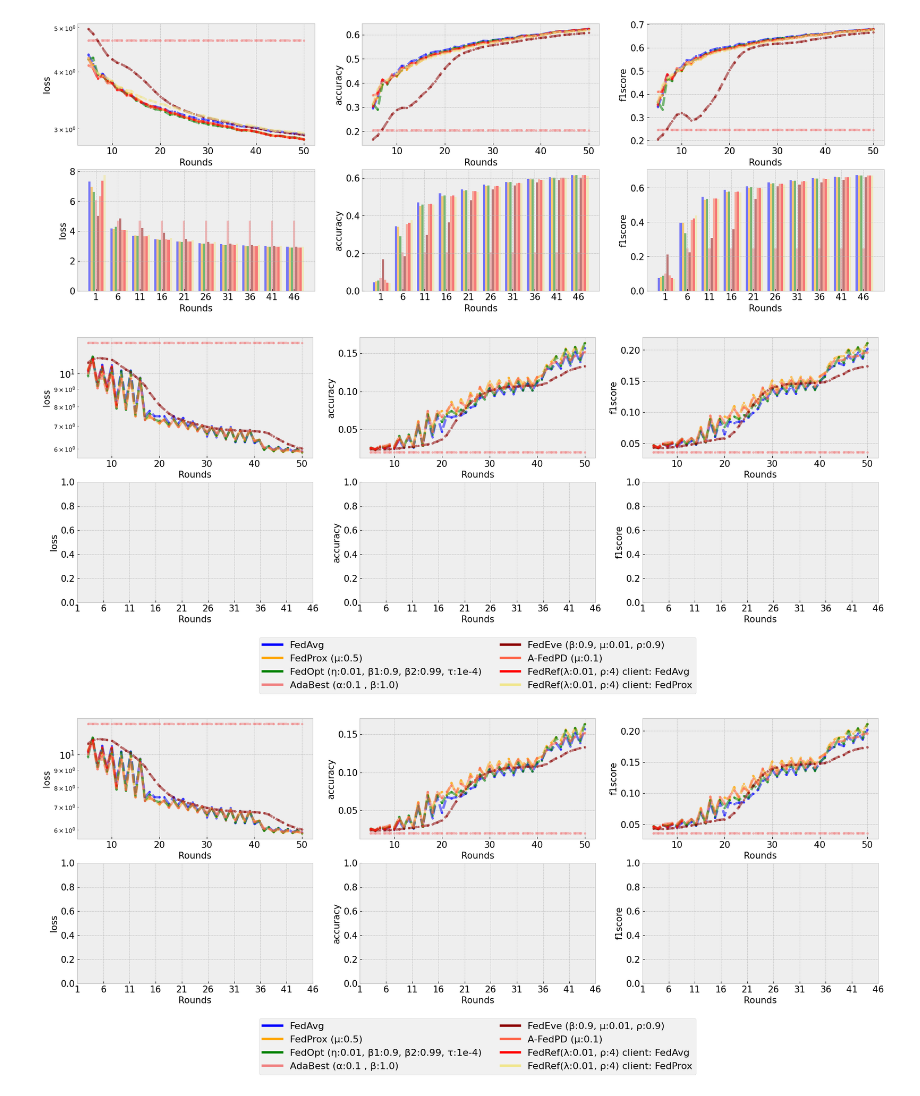
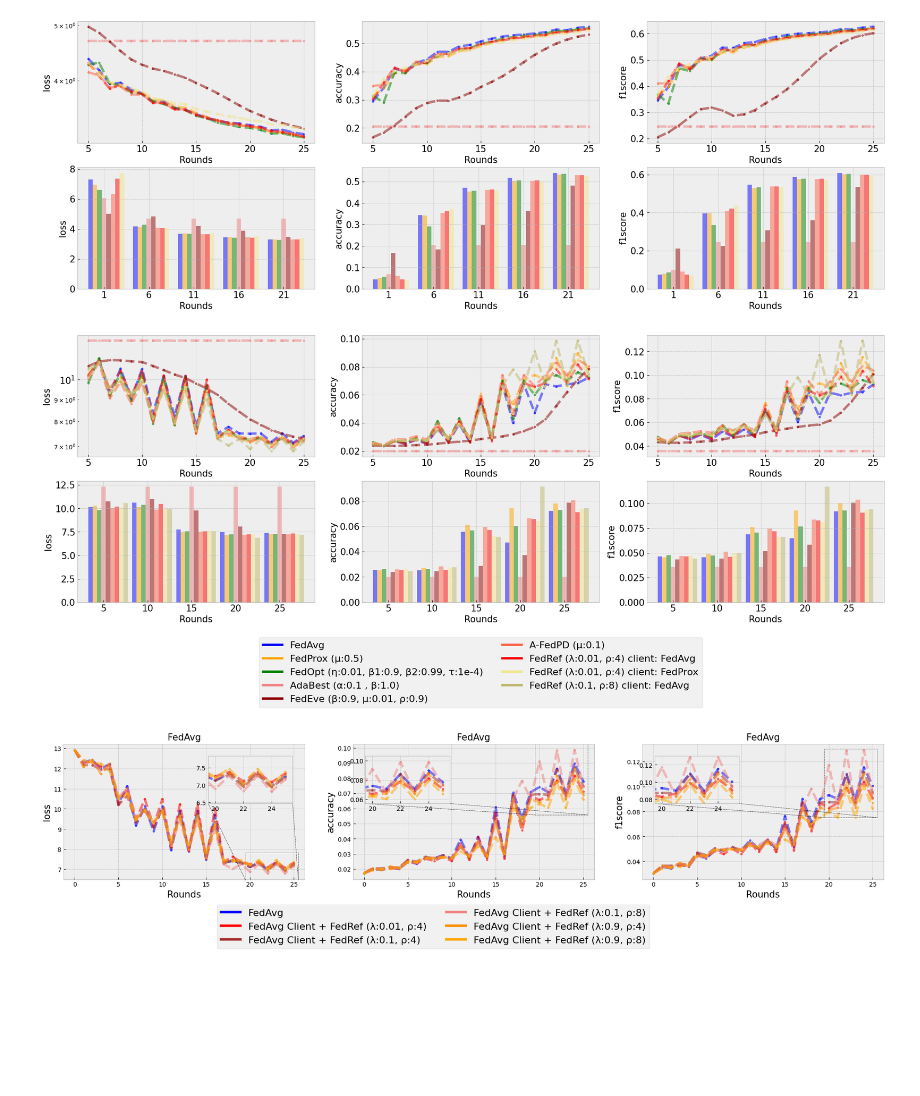
Before and after one commit to TaehwanY98/Fed-Ref, a Jupyter notebook: 1.FEMNIST.ipynb, the cells around one changed output. Cells and saved outputs as stored; diff of their text form; code cells hidden in the pictures; blank space fills up the shorter version.

Commit message:
Revision FEMNIST

```diff
--- a/1.FEMNIST.ipynb
+++ b/1.FEMNIST.ipynb
@@ -11,7 +11,7 @@ def ploting(fedavg, fedprox, fedref, title="MNIST Classification", metric=["loss
     # 예시 데이터
     fedref_colors = ["blue", "orange", "green", "lightcoral", "darkred", "tomato", "red", "khaki", "darkkhaki"]
     labels = ["FedAvg", "FedProx (μ:0.5)", "FedOpt (η:0.01, β1:0.9, β2:0.99, τ:1e-4)", "AdaBest (α:0.1 , β:1.0)", "FedEve (β:0.9, μ:0.01, ρ:0.9)",
-              "A-FedPD (μ:0.1)", "FedRef(λ:0.01, ρ:4) client: FedAvg" , "FedRef(λ:0.01, ρ:4) client: FedProx"]
+              "A-FedPD (μ:0.1)", "FedRef (λ:0.01, ρ:4) client: FedAvg" , "FedRef (λ:0.01, ρ:4) client: FedProx", "FedRef (λ:0.1, ρ:8) client: FedAvg"]
     with plt.style.context('bmh'):
         fig, ax = plt.subplots(2, len(metric), figsize=(24, 8))
         for i, mtr in enumerate(metric):
@@ -41,7 +41,7 @@ def ploting(fedavg, fedprox, fedref, title="MNIST Classification", metric=["loss
                     for idx2, s in enumerate(S):
                         ax[1][i].bar(idx+idx2*0.1-0.3, height=s[0], color =s[1], width=0.1, alpha=0.5)
                 except:
-                    pass
+                    break
             ax[1][i].set_xticks(range(len(thresholds)), [str(round(thresholds[len(thresholds)-i], 4)) for i in range(len(thresholds),0, -1)])
 
         h,l =ax[1][len(metric)//2].get_legend_handles_labels()
@@ -99,6 +99,6 @@ ploting(fedavg, fedprox, fedref, title="FEMNIST Classification", metric=["loss",
 # %%
-n = 51
-thresholds=[i for i in range(1, 49, 5)]
+n = 26
+thresholds=[i for i in range(1, n, 5)]
 TYPE="fedavg"
 root_dir = f"Result/{TYPE}/degrade0.4"
 fedavg = pd.read_csv(root_dir+"/fedavg_femnist_lda0.1_p4.csv")
@@ -126,46 +126,46 @@ fedref = [{**fedopt.to_dict("series"), **{"label":"fedopt(η:0.01, β1:0.9, β2:
           {**fedeve.to_dict("series"), **{"label":"fedeve(β:0.9, μ:0.01, ρ:0.9)"}},
           {**afedpd.to_dict("series"), **{"label":"afedpd(μ : 0.1)"}},
     {**pd.read_csv(root_dir+"/fedavg/fedref_femnist_lda0.1_p4.csv").to_dict("series"), **{"label":"fedref(λ:0.01, ρ:4) Client: avg"}},
-    {**pd.read_csv(root_dir+"/fedprox/fedref_femnist_lda0.1_p4.csv").to_dict("series"), **{"label":"fedref(λg:0.01, ρ:4) Cient: prox"}},
+    {**pd.read_csv(root_dir+"/fedprox/fedref_femnist_lda0.1_p4.csv").to_dict("series"), **{"label":"fedref(λg:0.01, ρ:4) Client: prox"}},
     ]
 
 ploting(fedavg, fedprox, fedref, title="FEMNIST Classification", metric=["loss", "accuracy", "f1score"], num=n, thresholds=thresholds)
 # %% [output]
-[figure, old version]
+[figure, new version]
 # %%
-n = 51
-thresholds=[i for i in range(1, 49, 5)]
+n = 26
+thresholds=[i for i in range(5, n, 5)]
 TYPE="fedavg"
 root_dir = f"Result/{TYPE}/degrade0.8"
 fedavg = pd.read_csv(root_dir+"/fedavg_femnist_lda0.1_p4.csv")
 TYPE="fedprox"
 root_dir = f"Result/{TYPE}/degrade0.8"
 fedprox = pd.read_csv(root_dir+"/fedprox_femnist_lda0.1_p4.csv")
 TYPE="fedopt"
 root_dir = f"Result/{TYPE}/degrade0.8"
 fedopt = pd.read_csv(root_dir+"/fedopt_femnist_lda0.1_p4.csv")
 TYPE="adabest"
 root_dir = f"Result/{TYPE}/degrade0.8"
 adabest = pd.read_csv(root_dir+"/adabest_femnist_lda0.1_p4.csv")
 TYPE="fedeve"
 root_dir = f"Result/{TYPE}/degrade0.8"
 fedeve = pd.read_csv(root_dir+"/fedeve_femnist_lda0.1_p4.csv")
 TYPE="afedpd"
 root_dir = f"Result/{TYPE}/degrade0.8"
 afedpd = pd.read_csv(root_dir+"/afedpd_femnist_lda0.1_p4.csv")
 
 TYPE="fedref"
 root_dir = f"Result/{TYPE}/degrade0.8"
 
 fedref = [{**fedopt.to_dict("series"), **{"label":"fedopt(η:0.01, β1:0.9, β2:0.99, τ:1e-4)"}},
           {**adabest.to_dict("series"), **{"label":"adabest(α:0.1 , β:1.0)"}},
           {**fedeve.to_dict("series"), **{"label":"fedeve(β:0.9, μ:0.01, ρ:0.9)"}},
           {**afedpd.to_dict("series"), **{"label":"afedpd(μ : 0.1)"}},
     {**pd.read_csv(root_dir+"/fedavg/fedref_femnist_lda0.1_p4.csv").to_dict("series"), **{"label":"fedref(λ:0.01, ρ:4) Client: avg"}},
-    {**pd.read_csv(root_dir+"/fedprox/fedref_femnist_lda0.1_p4.csv").to_dict("series"), **{"label":"fedref(λg:0.01, ρ:4) Cient: prox"}},
+    {**pd.read_csv(root_dir+"/fedprox/fedref_femnist_lda0.1_p4.csv").to_dict("series"), **{"label":"fedref(λg:0.01, ρ:4) Client: prox"}},
+    {**pd.read_csv(root_dir+"/fedavg/fedref_femnist_lda1.0_p8.csv").to_dict("series"), **{"label":"fedref(λ:0.1, ρ:8) Client: avg"}}
     ]
 
 ploting(fedavg, fedprox, fedref, title="FEMNIST Classification", metric=["loss", "accuracy", "f1score"], num=n, thresholds=thresholds, legend=True)
 # %% [output]
-[figure, old version]
+[figure, new version]
-[figure, removed]
@@ -171,0 +223,28 @@ ploting(fedavg, fedprox, fedref, title="FEMNIST Classification", metric=["loss",
+# %%
+n = 26
+TYPE="fedavg"
+root_dir = f"Result/{TYPE}/degrade0.8"
+fedavg = pd.read_csv(root_dir+"/fedavg_femnist_lda0.1_p4.csv")
+TYPE="fedprox"
+root_dir = f"Result/{TYPE}/degrade0.8"
+fedprox = pd.read_csv(root_dir+"/fedprox_femnist_lda0.1_p4.csv")
+TYPE="afedpd"
+root_dir = f"Result/{TYPE}/degrade0.8"
+afedpd = pd.read_csv(root_dir+"/afedpd_femnist_lda0.1_p4.csv")
+
+TYPE="fedref"
+root_dir = f"Result/{TYPE}/degrade0.8"
+targets = [[pd.read_csv(root_dir+"/fedavg/fedref_femnist_lda0.1_p4.csv")],
+           [pd.read_csv(root_dir+"/fedprox/fedref_femnist_lda0.1_p4.csv")]]
+
+ablation_study(stratgies=["FedAvg"], source=[fedprox], targets=[[pd.read_csv(root_dir+"/fedavg/fedref_femnist_lda0.1_p4.csv"),
+                                                                 pd.read_csv(root_dir+"/fedavg/fedref_femnist_lda1.0_p4.csv"),
+                                                                 pd.read_csv(root_dir+"/fedavg/fedref_femnist_lda1.0_p8.csv"),
+                                                                 pd.read_csv(root_dir+"/fedavg/fedref_femnist_lda9.0_p4.csv"),
+                                                                 pd.read_csv(root_dir+"/fedavg/fedref_femnist_lda9.0_p8.csv"),
+                                                                 ]], legend=True, anchor=[20,25], num=n)
+# ablation_study(stratgies=["FedProx"], source=[fedprox], targets=[[pd.read_csv(root_dir+"/fedprox/fedref_femnist_lda0.1_p4.csv")]
+
+#                                                                             ], legend=True)
+# %% [output]
+[figure, added]
```
Also changed, not shown: parts of 2 cells of this notebook, 7 other files.
